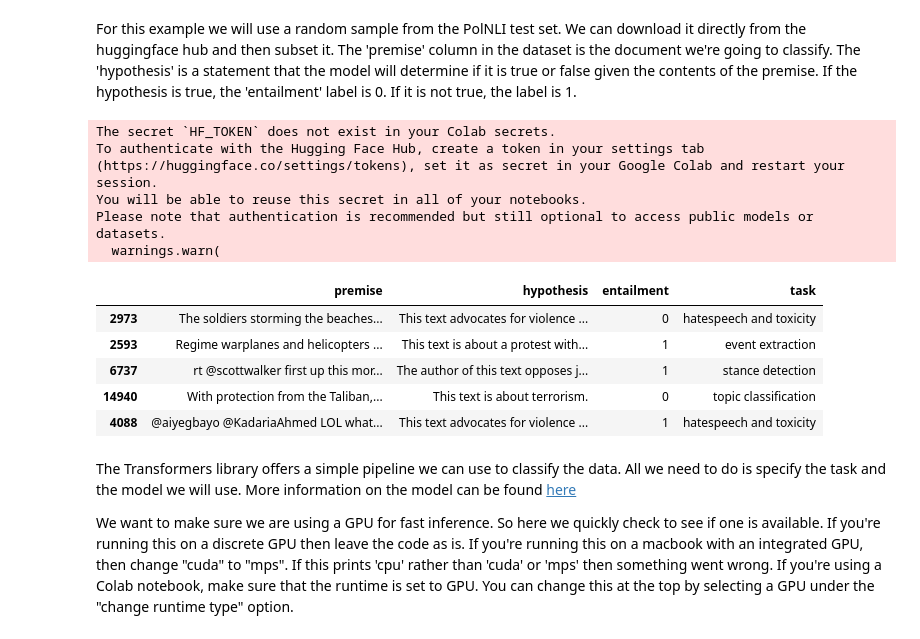
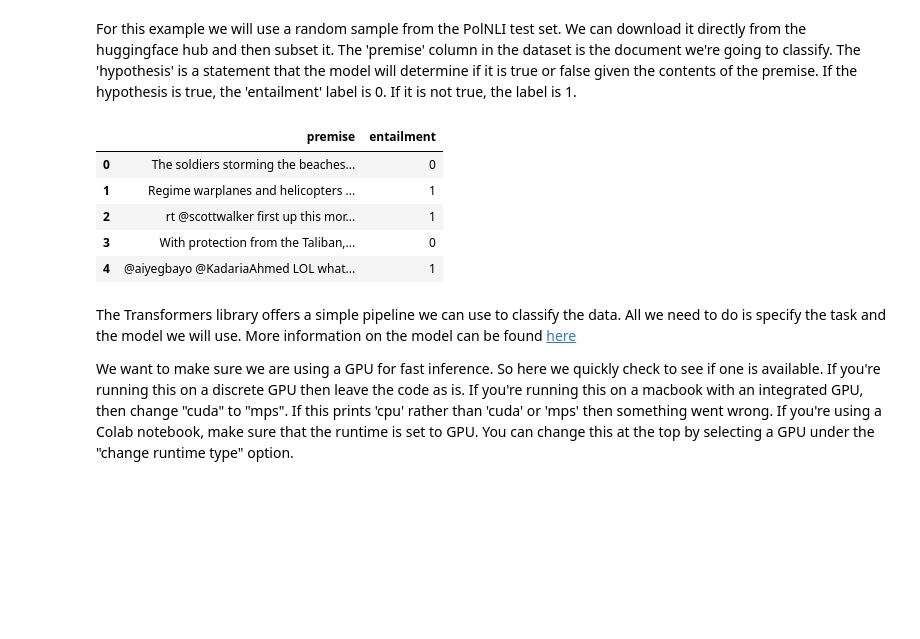
Before and after one commit to MLBurnham/pol_DEBATE, a Jupyter notebook: examples/DEBATE_zeroshot_classification.ipynb, the cells around one changed output. Saved outputs shown, nothing was run; the diff lists cells and outputs as text; code cells hidden in the pictures; blank space fills up the shorter version.

```diff
--- a/examples/DEBATE_zeroshot_classification.ipynb
+++ b/examples/DEBATE_zeroshot_classification.ipynb
@@ -48,21 +53,17 @@ For this example we will use a random sample from the PolNLI test set. We can do
 # %%
 ds = load_dataset("mlburnham/Pol_NLI")
 test = ds['test'].to_pandas()
 # we'll use a random sample of 1,000 documents for this example
 test = test[['premise', 'hypothesis', 'entailment', 'task']].sample(1000, random_state = 1)
-test.head()
+test.reset_index(drop = True, inplace = True)
+test[['premise', 'entailment']].head()
 # %% [output]
-The secret `HF_TOKEN` does not exist in your Colab secrets.
-To authenticate with the Hugging Face Hub, create a token in your settings tab (https://huggingface.co/settings/tokens), set it as secret in your Google Colab and restart your session.
-You will be able to reuse this secret in all of your notebooks.
-Please note that authentication is recommended but still optional to access public models or datasets.
-  warnings.warn(
-|  | premise | hypothesis | entailment | task |
-| 2973 | The soldiers storming the beaches... | This text advocates for violence ... | 0 | hatespeech and toxicity |
-| 2593 | Regime warplanes and helicopters ... | This text is about a protest with... | 1 | event extraction |
-| 6737 | rt @scottwalker first up this mor... | The author of this text opposes j... | 1 | stance detection |
-| 14940 | With protection from the Taliban,... | This text is about terrorism. | 0 | topic classification |
-| 4088 | @aiyegbayo @KadariaAhmed LOL what... | This text advocates for violence ... | 1 | hatespeech and toxicity |
+|  | premise | entailment |
+| 0 | The soldiers storming the beaches... | 0 |
+| 1 | Regime warplanes and helicopters ... | 1 |
+| 2 | rt @scottwalker first up this mor... | 1 |
+| 3 | With protection from the Taliban,... | 0 |
+| 4 | @aiyegbayo @KadariaAhmed LOL what... | 1 |
 # %% [markdown]
 The Transformers library offers a simple pipeline we can use to classify the data. All we need to do is specify the task and the model we will use. More information on the model can be found [here](https://huggingface.co/mlburnham/Political_DEBATE_base_v1.0)
 
```
Also changed, not shown: parts of 27 cells of this notebook, 1 other file.
